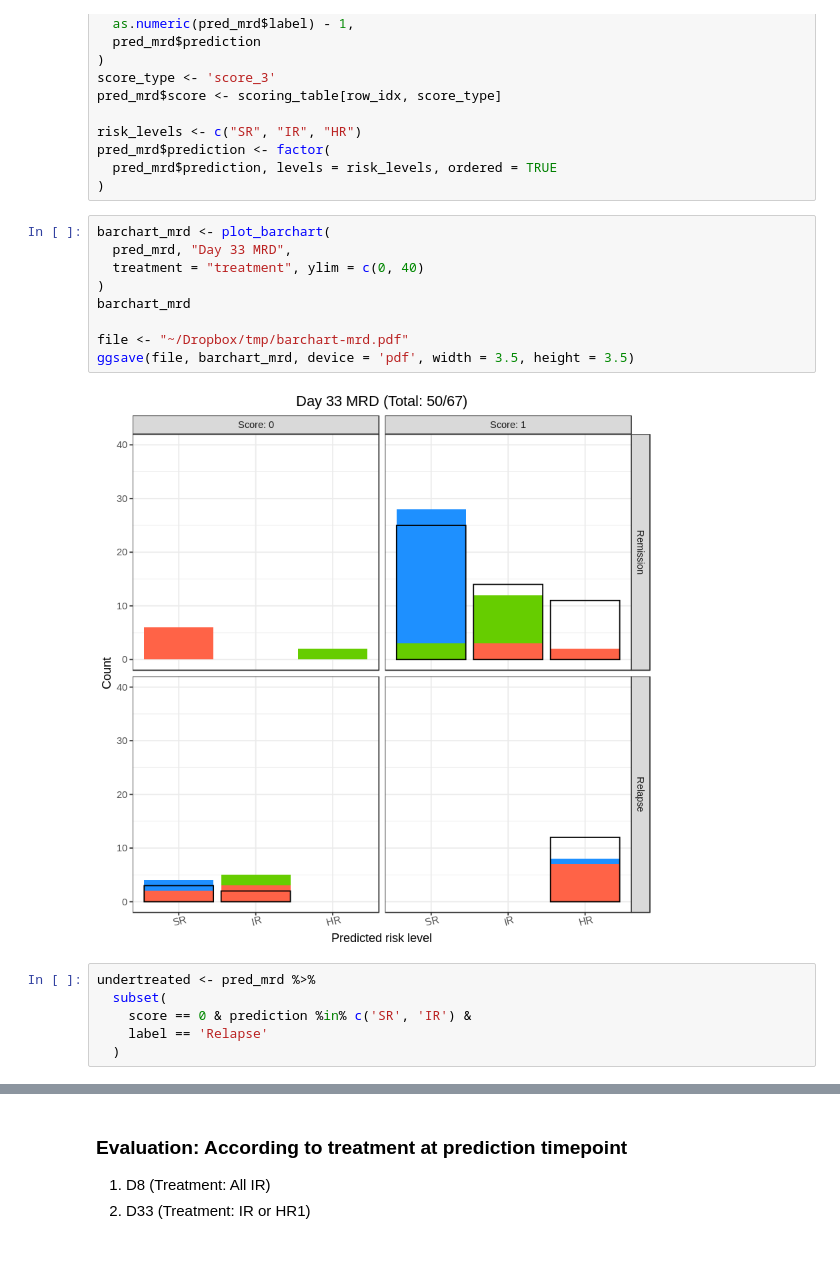
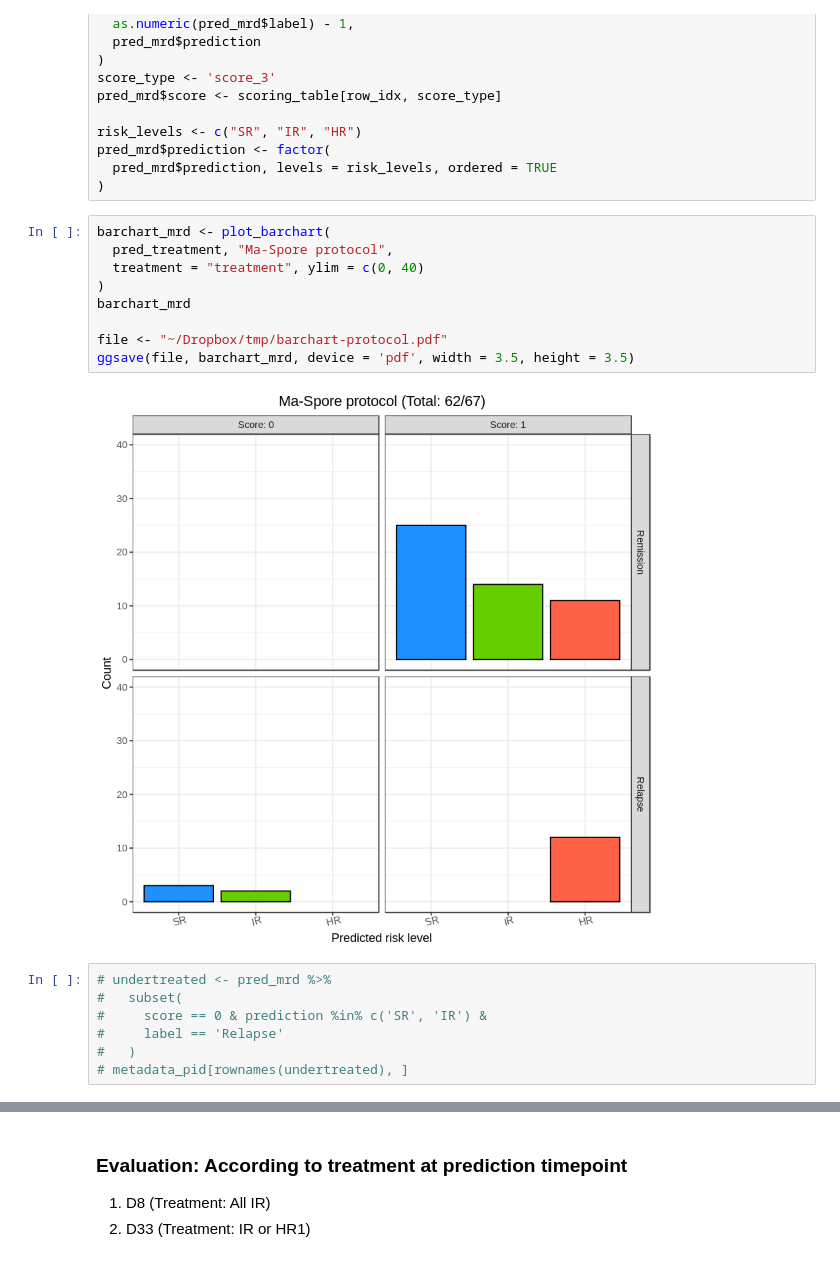
Before and after one commit to dblux/relapse_prediction, a Jupyter notebook: ipynb/evaluation/barchart.ipynb, the cells around one changed output, grey strips where cells are left out. Saved outputs shown, nothing was run; the diff lists cells and outputs as text.

```diff
--- a/ipynb/evaluation/barchart.ipynb
+++ b/ipynb/evaluation/barchart.ipynb
@@ -247,18 +284,19 @@ pred_mrd$prediction <- factor(
 )
 # %%
 barchart_mrd <- plot_barchart(
-  pred_mrd, "Day 33 MRD",
+  pred_treatment, "Ma-Spore protocol",
   treatment = "treatment", ylim = c(0, 40)
 )
 barchart_mrd
 
-file <- "~/Dropbox/tmp/barchart-mrd.pdf"
+file <- "~/Dropbox/tmp/barchart-protocol.pdf"
 ggsave(file, barchart_mrd, device = 'pdf', width = 3.5, height = 3.5)
 # %% [output]
-[figure, old version]
+[figure, new version]
 # %%
-undertreated <- pred_mrd %>%
-  subset(
-    score == 0 & prediction %in% c('SR', 'IR') &
-    label == 'Relapse'
-  )
+# undertreated <- pred_mrd %>%
+#   subset(
+#     score == 0 & prediction %in% c('SR', 'IR') &
+#     label == 'Relapse'
+#   )
+# metadata_pid[rownames(undertreated), ]
```
Also changed, not shown: parts of 14 cells of this notebook, 8 other files.
